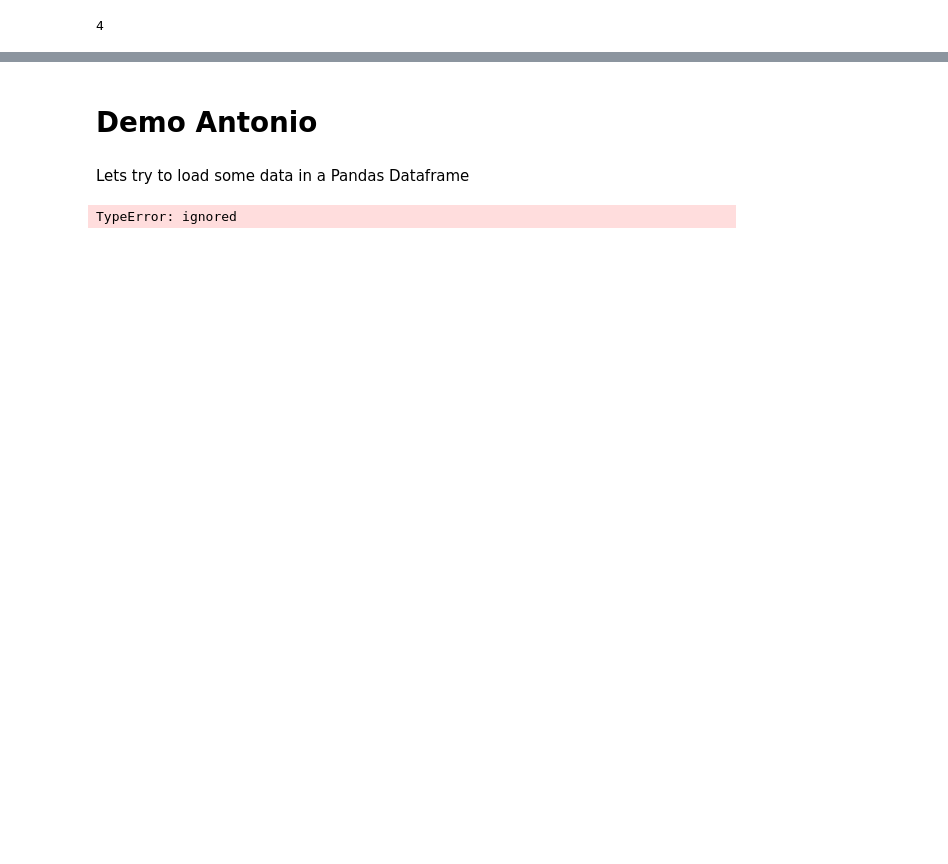
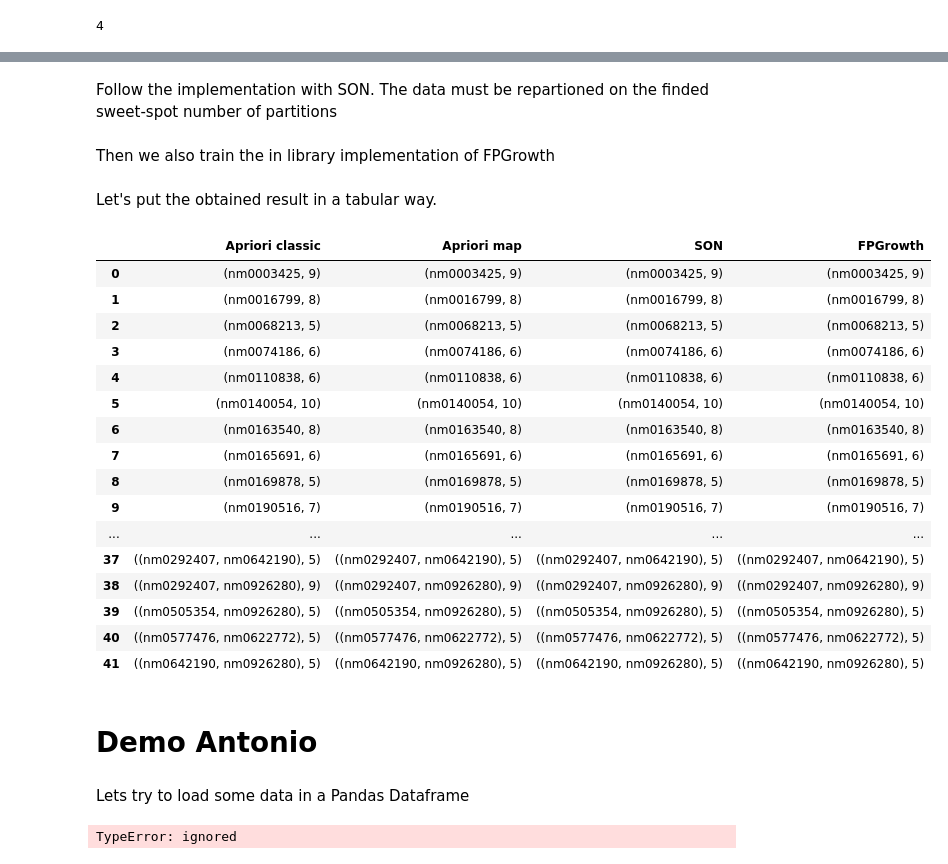
Before and after one commit to nicolasfacchinetti97/imdb_amd_project, a Jupyter notebook: imdb_market_basket_analysis.ipynb, the cells around one changed output, grey strips where cells are left out. Drawn from its saved outputs; the diff is of its cells as text; code cells hidden in the pictures; blank space fills up the shorter version.

```diff
--- a/imdb_market_basket_analysis.ipynb
+++ b/imdb_market_basket_analysis.ipynb
@@ -566,0 +438,2 @@ transformed = model.transform(basket_data)
+# %%
+apriori_classic = list(apriori(minid.collect(), sup))
@@ -567,3 +442,78 @@ transformed = model.transform(basket_data)
+# %%
+apriori_map = apriorihmap(minid, sup).collect()
+# %% [markdown]
+Follow the implementation with SON. The data must be repartioned on the finded sweet-spot number of partitions
+# %%
+minid = minid.repartition(num_partitions)
+son = son_m_r(minid,sup).collect()
+# %% [markdown]
+Then we also train the in library implementation of FPGrowth
+# %%
+# initialize
+fpGrowth.setMinSupport(minsup)
+model = fpGrowth.fit(minid.toDF())
+
+# get itemsets
+fp_growth = model.freqItemsets.collect()
+# %% [markdown]
+Let's put the obtained result in a tabular way.
+# %%
+import pandas as pd
+
+def order_data(data):
+  strings = []
+  tuples = []
+  for d in data:
+    if type(d[0]) == str:
+      strings.append(d)
+    else:
+      tuples.append(d)
+  strings = sorted(strings, key= lambda x:x[0])
+  tuples = sorted(tuples, key= lambda x:x[0])
+  return strings + tuples
+
+def order_fp(data):
+  strings = []
+  tuples = []
+  for d in data:
+    if len(d[0]) == 1:
+      strings.append((d[0][0], d[1]))
+    else:
+      tuples.append((tuple(sorted(d[0])),d[1]))
+  strings = sorted(strings, key= lambda x:x[0])
+  tuples = sorted(tuples, key= lambda x:x[0])
+  return strings + tuples
+
+# keep only singleton and tuples in fpgrowth result and cast itemset to tuple
+fp_growth = [item for item in fp_growth if len(item[0]) <= 2]
+
+# order the result of computations
+apriori_classic = order_data(apriori_classic)
+apriori_map = order_data(apriori_map)
+son = order_data(son)
+fp_growth = order_fp(fp_growth)
+
+df = pd.DataFrame(list(zip(apriori_classic, apriori_map, son, fp_growth)),
+               columns =['Apriori classic', 'Apriori map', 'SON', 'FPGrowth'])
+df
+# %% [output]
+|  | Apriori classic | Apriori map | SON | FPGrowth |
+| 0 | (nm0003425, 9) | (nm0003425, 9) | (nm0003425, 9) | (nm0003425, 9) |
+| 1 | (nm0016799, 8) | (nm0016799, 8) | (nm0016799, 8) | (nm0016799, 8) |
+| 2 | (nm0068213, 5) | (nm0068213, 5) | (nm0068213, 5) | (nm0068213, 5) |
+| 3 | (nm0074186, 6) | (nm0074186, 6) | (nm0074186, 6) | (nm0074186, 6) |
+| 4 | (nm0110838, 6) | (nm0110838, 6) | (nm0110838, 6) | (nm0110838, 6) |
+| 5 | (nm0140054, 10) | (nm0140054, 10) | (nm0140054, 10) | (nm0140054, 10) |
+| 6 | (nm0163540, 8) | (nm0163540, 8) | (nm0163540, 8) | (nm0163540, 8) |
+| 7 | (nm0165691, 6) | (nm0165691, 6) | (nm0165691, 6) | (nm0165691, 6) |
+| 8 | (nm0169878, 5) | (nm0169878, 5) | (nm0169878, 5) | (nm0169878, 5) |
+| 9 | (nm0190516, 7) | (nm0190516, 7) | (nm0190516, 7) | (nm0190516, 7) |
+| ... | ... | ... | ... | ... |
+| 37 | ((nm0292407, nm0642190), 5) | ((nm0292407, nm0642190), 5) | ((nm0292407, nm0642190), 5) | ((nm0292407, nm0642190), 5) |
+| 38 | ((nm0292407, nm0926280), 9) | ((nm0292407, nm0926280), 9) | ((nm0292407, nm0926280), 9) | ((nm0292407, nm0926280), 9) |
+| 39 | ((nm0505354, nm0926280), 5) | ((nm0505354, nm0926280), 5) | ((nm0505354, nm0926280), 5) | ((nm0505354, nm0926280), 5) |
+| 40 | ((nm0577476, nm0622772), 5) | ((nm0577476, nm0622772), 5) | ((nm0577476, nm0622772), 5) | ((nm0577476, nm0622772), 5) |
+| 41 | ((nm0642190, nm0926280), 5) | ((nm0642190, nm0926280), 5) | ((nm0642190, nm0926280), 5) | ((nm0642190, nm0926280), 5) |
 # %% [markdown]
 # Demo Antonio
 # %%
```
Also changed, not shown: parts of 44 cells of this notebook.
